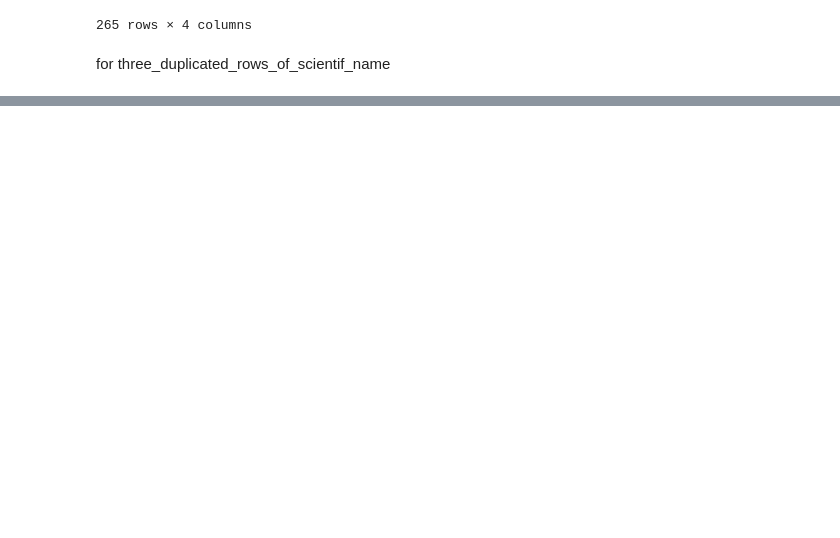
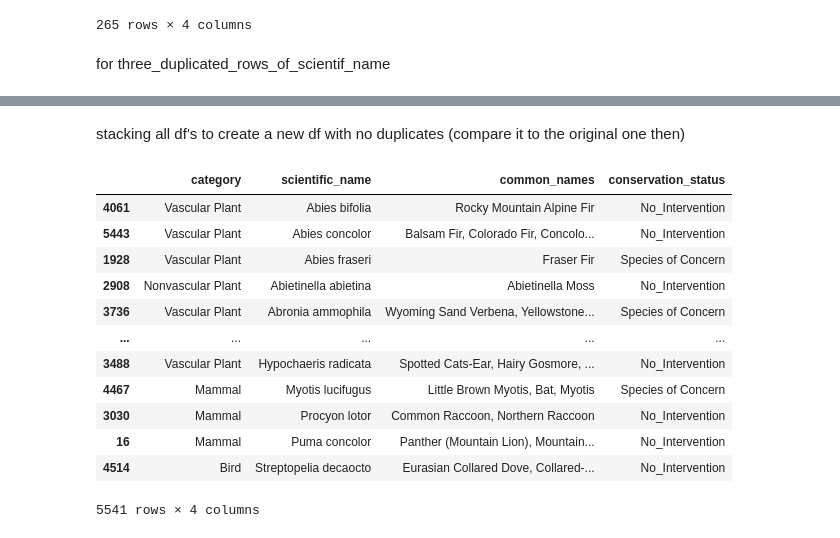
Before and after one commit to OussamaZIDI/biodiversity-in-national-parks, a Jupyter notebook: biodiversity_project.ipynb, the cells around one changed output, grey strips where cells are left out. Drawn from its saved outputs; the diff is of its cells as text; code cells hidden in the pictures; blank space fills up the shorter version.

```diff
--- a/biodiversity_project.ipynb
+++ b/biodiversity_project.ipynb
@@ -362,0 +381,24 @@ three_no_dup_df
+# %% [markdown]
+stacking all df's to create a new df with no duplicates (compare it to the original one then)
+# %%
+no_dup_al_all_df = species_info.drop_duplicates(subset='scientific_name', keep=False).sort_values(by='scientific_name')
+
+df_list = [no_dup_al_all_df, two_no_dup_df, three_no_dup_df]
+
+species_info_no_dup = pd.concat(df_list)
+
+species_info_no_dup
+# %% [output]
+|  | category | scientific_name | common_names | conservation_status |
+| 4061 | Vascular Plant | Abies bifolia | Rocky Mountain Alpine Fir | No_Intervention |
+| 5443 | Vascular Plant | Abies concolor | Balsam Fir, Colorado Fir, Concolo... | No_Intervention |
+| 1928 | Vascular Plant | Abies fraseri | Fraser Fir | Species of Concern |
+| 2908 | Nonvascular Plant | Abietinella abietina | Abietinella Moss | No_Intervention |
+| 3736 | Vascular Plant | Abronia ammophila | Wyoming Sand Verbena, Yellowstone... | Species of Concern |
+| ... | ... | ... | ... | ... |
+| 3488 | Vascular Plant | Hypochaeris radicata | Spotted Cats-Ear, Hairy Gosmore, ... | No_Intervention |
+| 4467 | Mammal | Myotis lucifugus | Little Brown Myotis, Bat, Myotis | Species of Concern |
+| 3030 | Mammal | Procyon lotor | Common Raccoon, Northern Raccoon | No_Intervention |
+| 16 | Mammal | Puma concolor | Panther (Mountain Lion), Mountain... | No_Intervention |
+| 4514 | Bird | Streptopelia decaocto | Eurasian Collared Dove, Collared-... | No_Intervention |
+5541 rows × 4 columns
```
Also changed, not shown: parts of 5 cells of this notebook.
